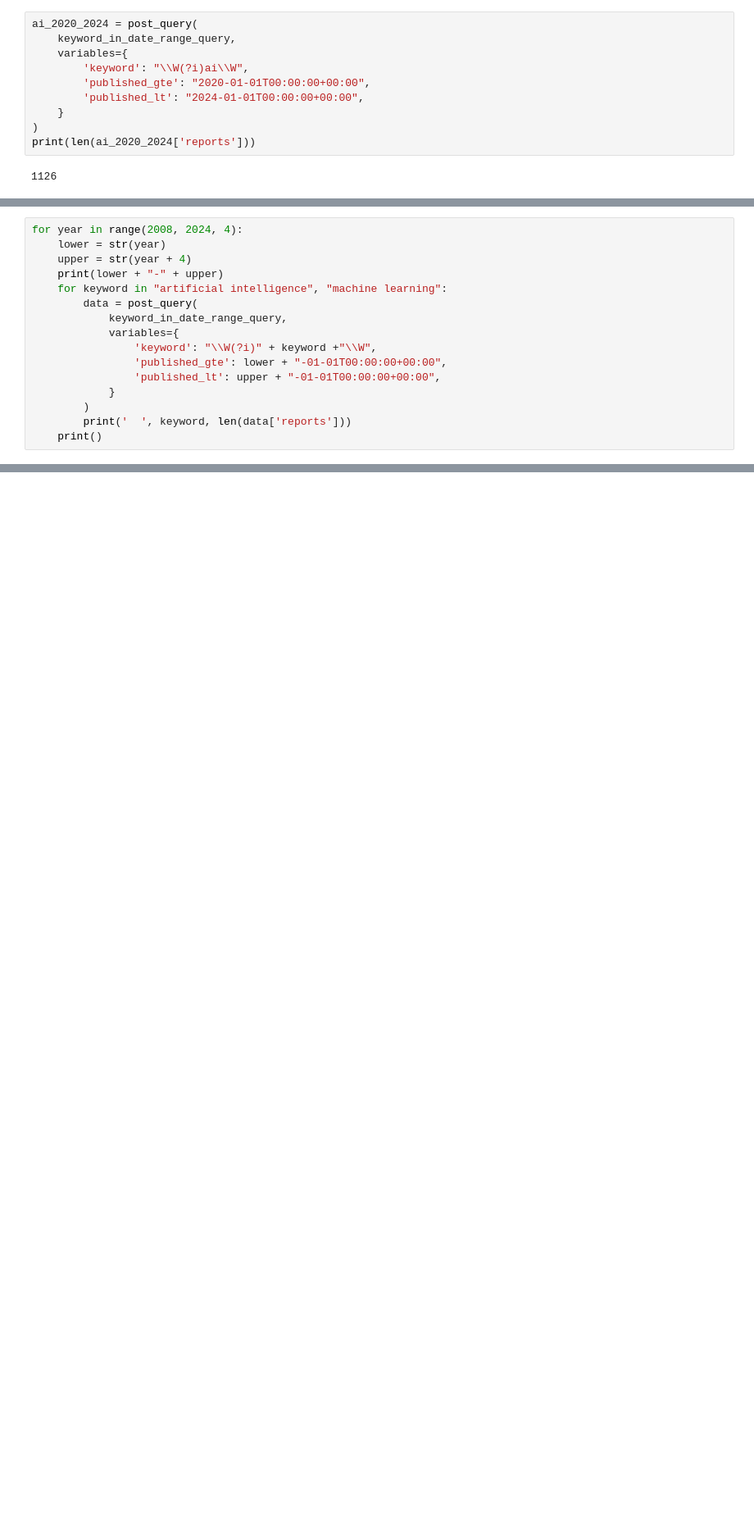
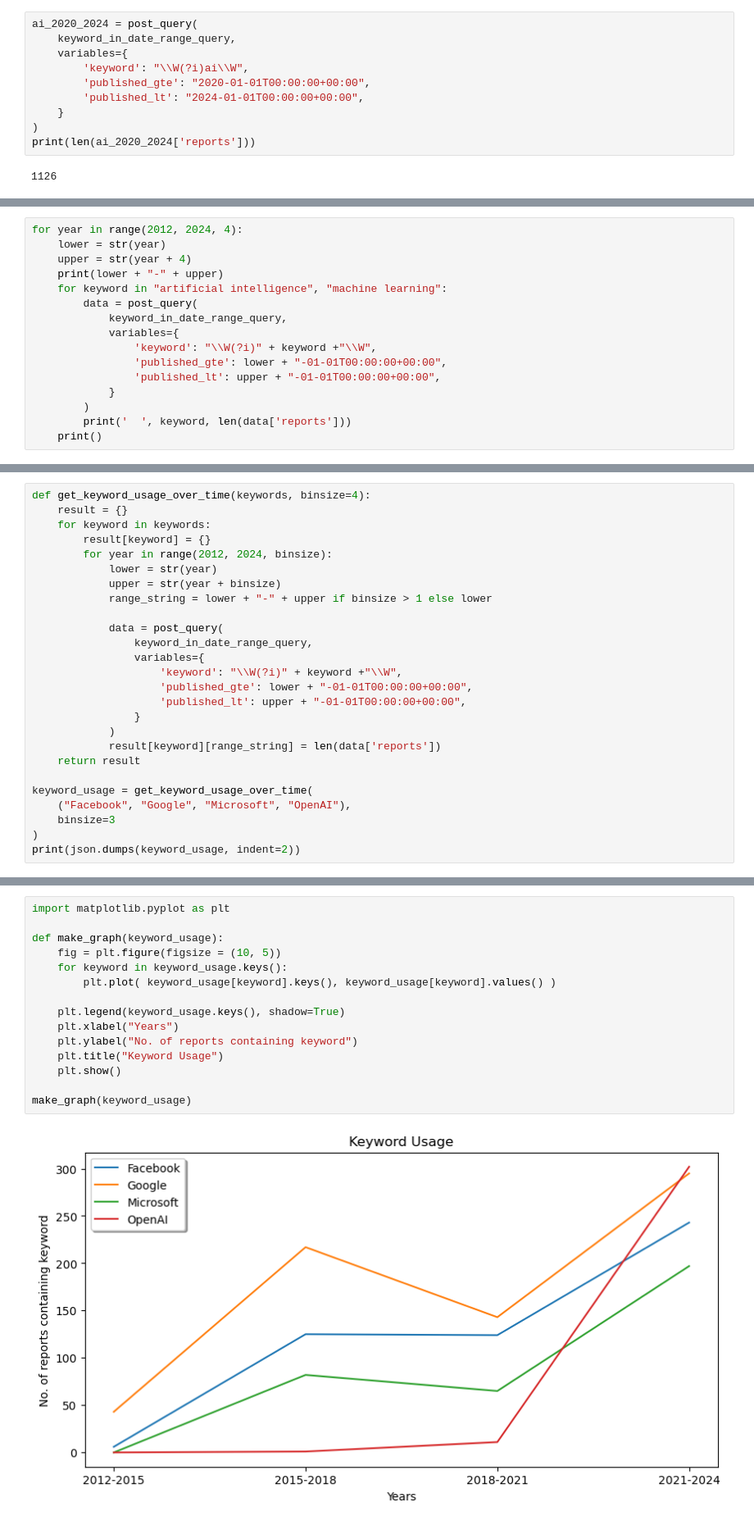
Before and after one commit to lmcnulty/aiid-api-notebooks, a Jupyter notebook: aiid-api.ipynb, the cells around one changed output, grey strips where cells are left out. Shown at 82% size. Cells and saved outputs as stored; diff of their text form; blank space fills up the shorter version.

Commit message:
Clean up tutorial, add word usage graphs

```diff
--- a/aiid-api.ipynb
+++ b/aiid-api.ipynb
@@ -253,5 +312,5 @@ print(len(ai_2020_2024['reports']))
 # %%
-for year in range(2008, 2024, 4):
+for year in range(2012, 2024, 4):
     lower = str(year)
     upper = str(year + 4)
     print(lower + "-" + upper)
@@ -284,0 +344,26 @@ for year in range(2008, 2024, 4):
+# %%
+def get_keyword_usage_over_time(keywords, binsize=4):
+    result = {}
+    for keyword in keywords:
+        result[keyword] = {}
+        for year in range(2012, 2024, binsize):
+            lower = str(year)
+            upper = str(year + binsize)
+            range_string = lower + "-" + upper if binsize > 1 else lower
+
+            data = post_query(
+                keyword_in_date_range_query,
+                variables={
+                    'keyword': "\\W(?i)" + keyword +"\\W",
+                    'published_gte': lower + "-01-01T00:00:00+00:00",
+                    'published_lt': upper + "-01-01T00:00:00+00:00",
+                }
+            )
+            result[keyword][range_string] = len(data['reports'])
+    return result
+
+keyword_usage = get_keyword_usage_over_time(
+    ("Facebook", "Google", "Microsoft", "OpenAI"),
+    binsize=3
+)
+print(json.dumps(keyword_usage, indent=2))
@@ -284,0 +388,17 @@ for year in range(2008, 2024, 4):
+# %%
+import matplotlib.pyplot as plt
+
+def make_graph(keyword_usage):
+    fig = plt.figure(figsize = (10, 5))
+    for keyword in keyword_usage.keys():
+        plt.plot( keyword_usage[keyword].keys(), keyword_usage[keyword].values() )
+
+    plt.legend(keyword_usage.keys(), shadow=True)
+    plt.xlabel("Years")
+    plt.ylabel("No. of reports containing keyword")
+    plt.title("Keyword Usage")
+    plt.show()
+
+make_graph(keyword_usage)
+# %% [output]
+[figure, added]
```
Also changed, not shown: parts of 15 cells of this notebook, 1 other file.
